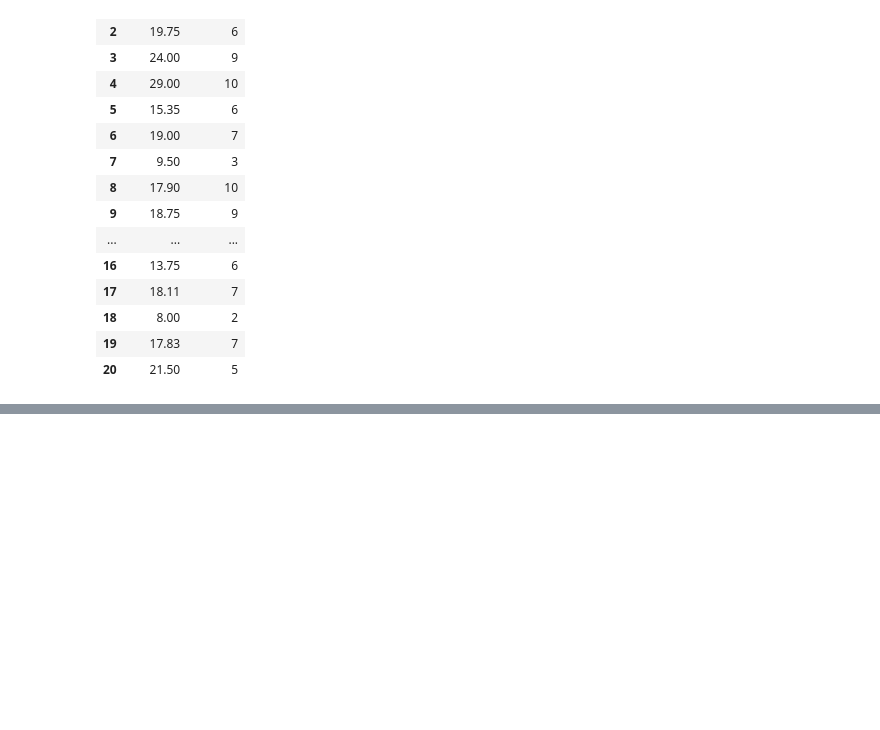
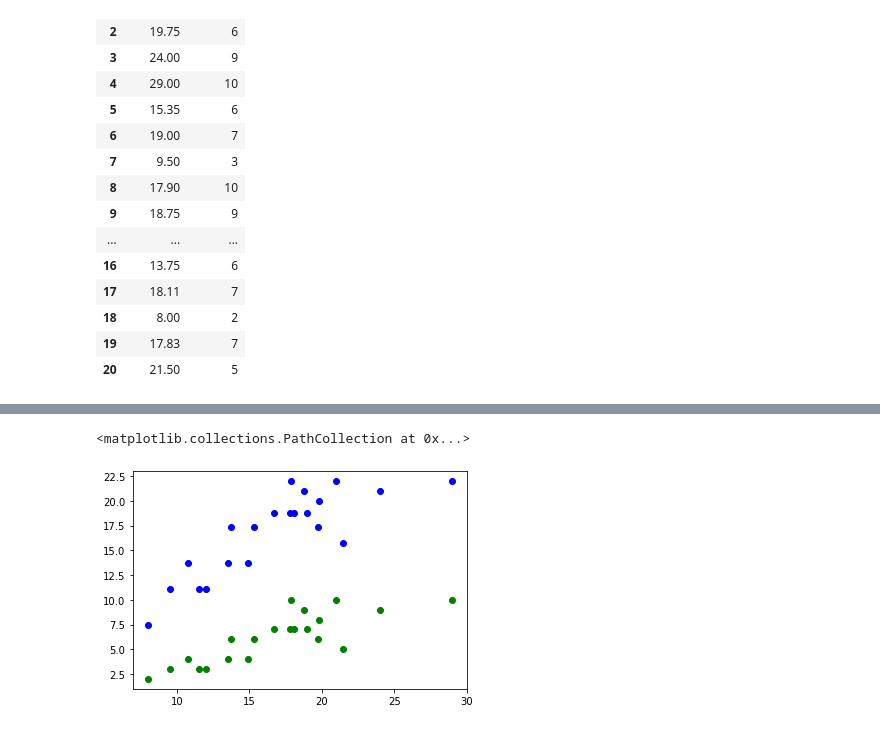
Before and after one commit to vikrantv91/Excelr-Assignment, a Jupyter notebook: Linear regression/Delivery time.ipynb, the cells around one changed output, grey strips where cells are left out. Saved outputs shown, nothing was run; the diff lists cells and outputs as text; code cells hidden in the pictures; blank space fills up the shorter version.

```diff
--- a/Linear regression/Delivery time.ipynb
+++ b/Linear regression/Delivery time.ipynb
@@ -116,0 +150,2 @@ Notes:
+# %%
+model1=smf.ols(formula= 'Delivery ~ np.log(Sorting)',data=delivery).fit()
@@ -116,0 +184,2 @@ Notes:
+# %%
+pred_log = model1.predict(delivery.iloc[:,1])
@@ -116,0 +210,5 @@ Notes:
+# %%
+plt.scatter(x=delivery['Delivery'],y=delivery['Sorting'],color='green');plt.scatter(x=delivery['Delivery'],y=pred_log,color='blue')
+# %% [output]
+<matplotlib.collections.PathCollection at 0x...>
+[figure, added]
```
Also changed, not shown: parts of 24 cells of this notebook, 1 other file.
